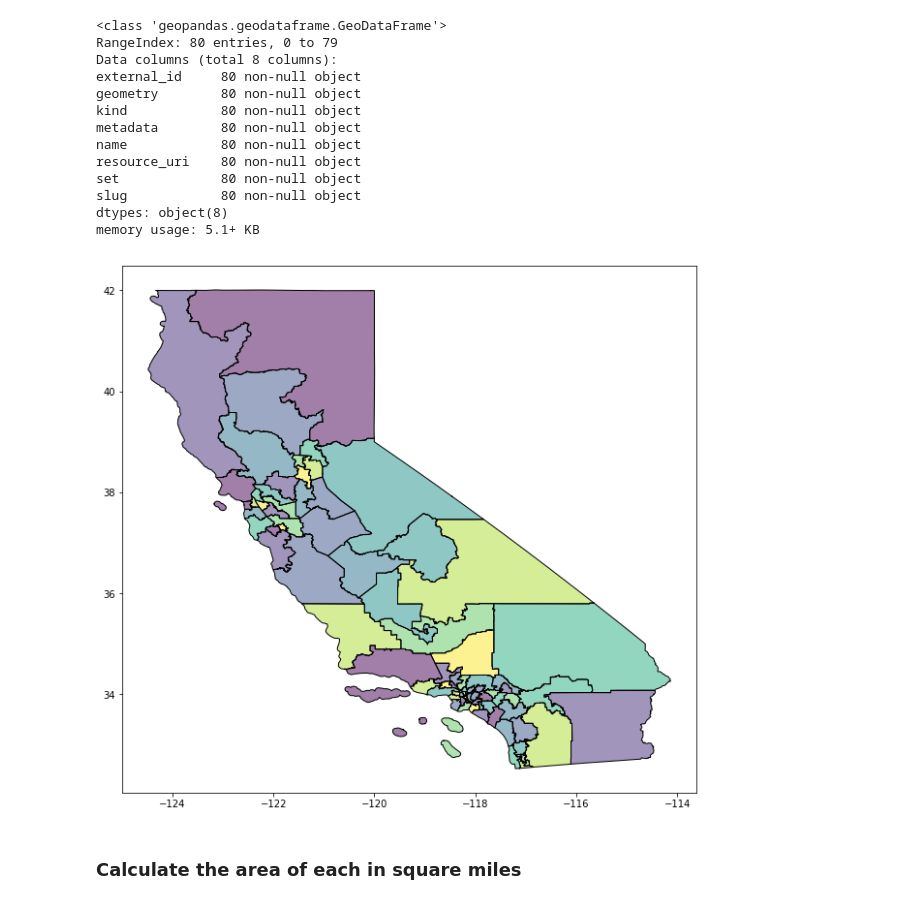
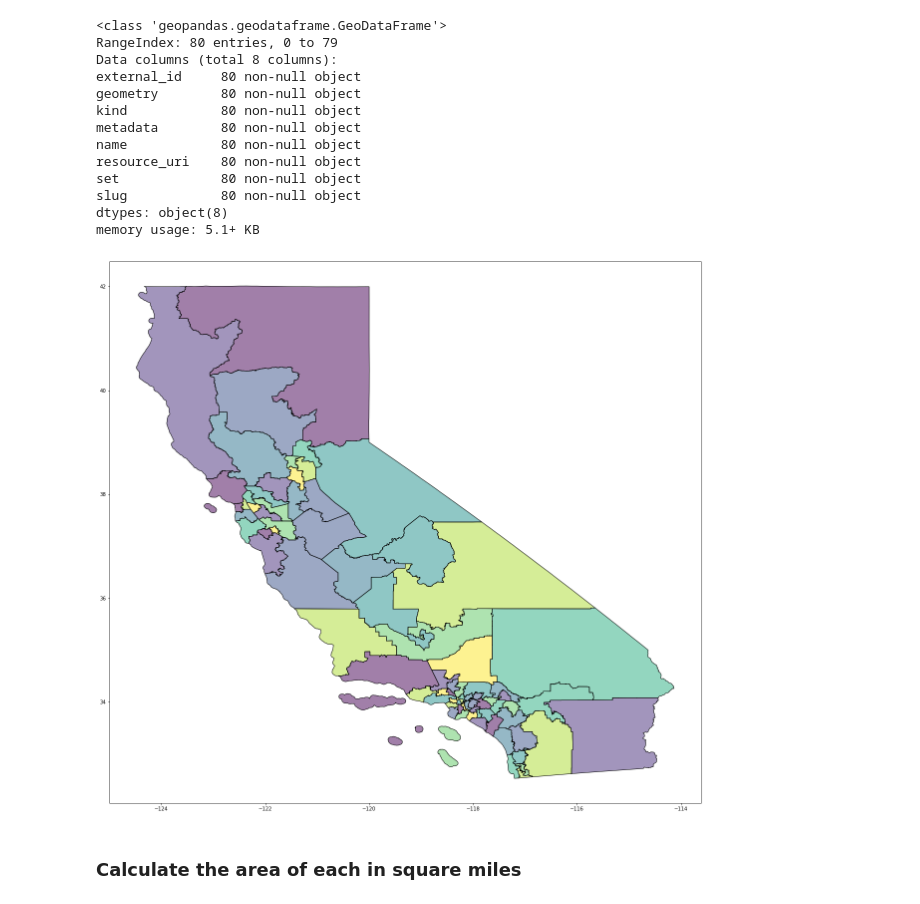
Before and after one commit to datadesk/geopandas-intersection-area-example, a Jupyter notebook: geopandas-intersection-area-example.ipynb, the cells around one changed output. Saved outputs shown, nothing was run; the diff lists cells and outputs as text; code cells hidden in the pictures.

```diff
--- a/geopandas-intersection-area-example.ipynb
+++ b/geopandas-intersection-area-example.ipynb
@@ -62,9 +62,9 @@ slug            80 non-null object
 dtypes: object(8)
 memory usage: 5.1+ KB
 # %%
-ax = assembly.plot(figsize=(25, 10))
+ax = assembly.plot(figsize=(40, 20))
 # %% [output]
-[figure, old version]
+[figure, new version]
 # %% [markdown]
 ### Calculate the area of each in square miles
 # %%
```
Also changed, not shown: parts of 1 cell of this notebook.
